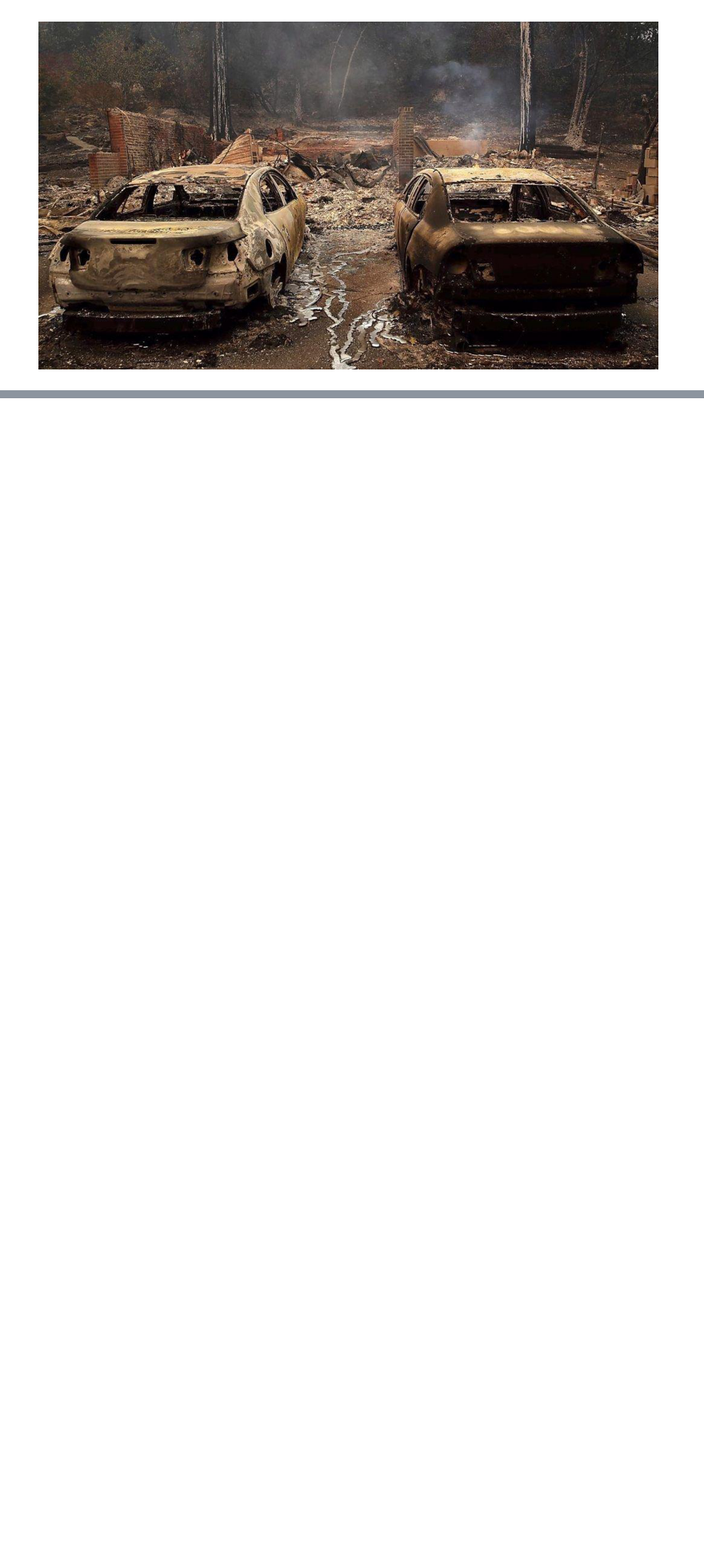
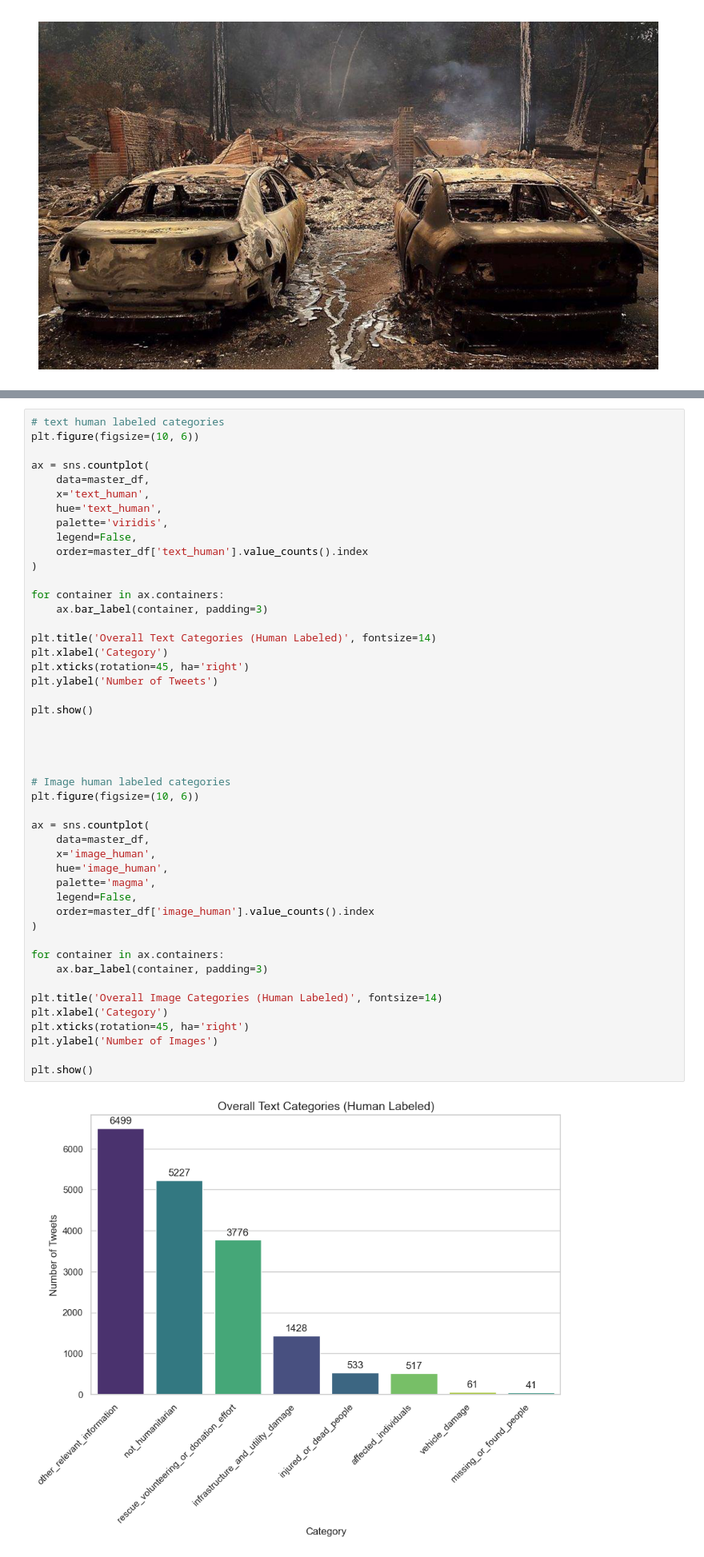
Before and after one commit to Data-Mining-Project-Group/crisisMMDplusplus, a Jupyter notebook: project_main.ipynb, the cells around one changed output, grey strips where cells are left out. Shown at 80% size. Drawn from its saved outputs; the diff is of its cells as text; blank space fills up the shorter version.

```diff
--- a/project_main.ipynb
+++ b/project_main.ipynb
@@ -295,0 +397,49 @@ Number of duplicate Images: 486
+# %%
+# text human labeled categories
+plt.figure(figsize=(10, 6))
+
+ax = sns.countplot(
+    data=master_df,
+    x='text_human',
+    hue='text_human',
+    palette='viridis',
+    legend=False,
+    order=master_df['text_human'].value_counts().index
+)
+
+for container in ax.containers:
+    ax.bar_label(container, padding=3)
+
+plt.title('Overall Text Categories (Human Labeled)', fontsize=14)
+plt.xlabel('Category')
+plt.xticks(rotation=45, ha='right')
+plt.ylabel('Number of Tweets')
+
+plt.show()
+
+
+
+
+# Image human labeled categories
+plt.figure(figsize=(10, 6))
+
+ax = sns.countplot(
+    data=master_df,
+    x='image_human',
+    hue='image_human',
+    palette='magma',
+    legend=False,
+    order=master_df['image_human'].value_counts().index
+)
+
+for container in ax.containers:
+    ax.bar_label(container, padding=3)
+
+plt.title('Overall Image Categories (Human Labeled)', fontsize=14)
+plt.xlabel('Category')
+plt.xticks(rotation=45, ha='right')
+plt.ylabel('Number of Images')
+
+plt.show()
+# %% [output]
+[figure, added]
```
Also changed, not shown: parts of 9 cells of this notebook.
